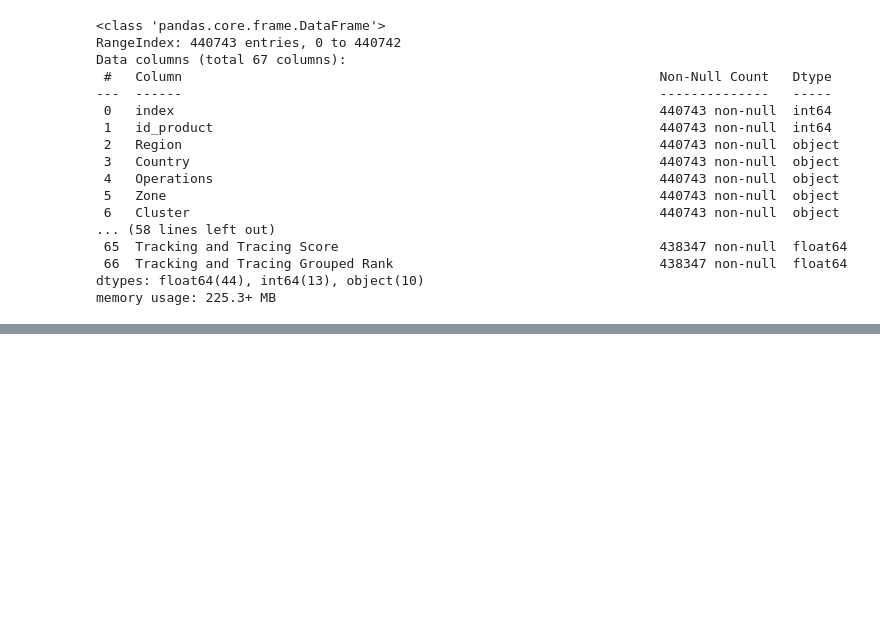
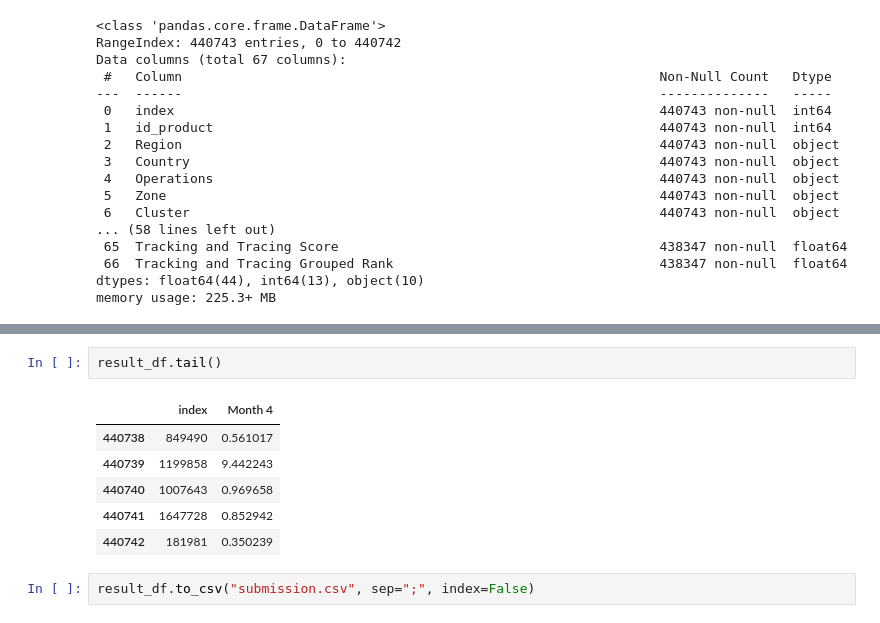
Before and after one commit to IonPanteleiciuc/HiParis, a Jupyter notebook: elhadi.ipynb, the cells around one changed output, grey strips where cells are left out. Drawn from its saved outputs; the diff is of its cells as text; blank space fills up the shorter version.

```diff
--- a/elhadi.ipynb
+++ b/elhadi.ipynb
@@ -809,0 +817,11 @@ test = test.drop(, axis=1)
+# %%
+result_df.tail()
+# %% [output]
+|  | index | Month 4 |
+| 440738 | 849490 | 0.561017 |
+| 440739 | 1199858 | 9.442243 |
+| 440740 | 1007643 | 0.969658 |
+| 440741 | 1647728 | 0.852942 |
+| 440742 | 181981 | 0.350239 |
+# %%
+result_df.to_csv("submission.csv", sep=";", index=False)
```
Also changed, not shown: parts of 13 cells of this notebook.
